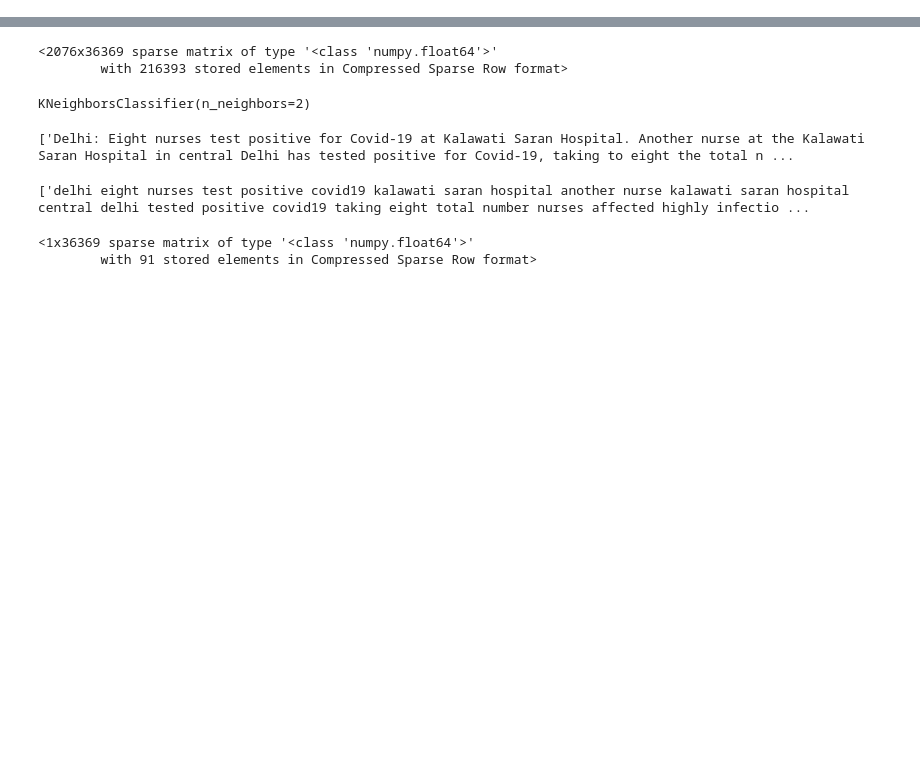
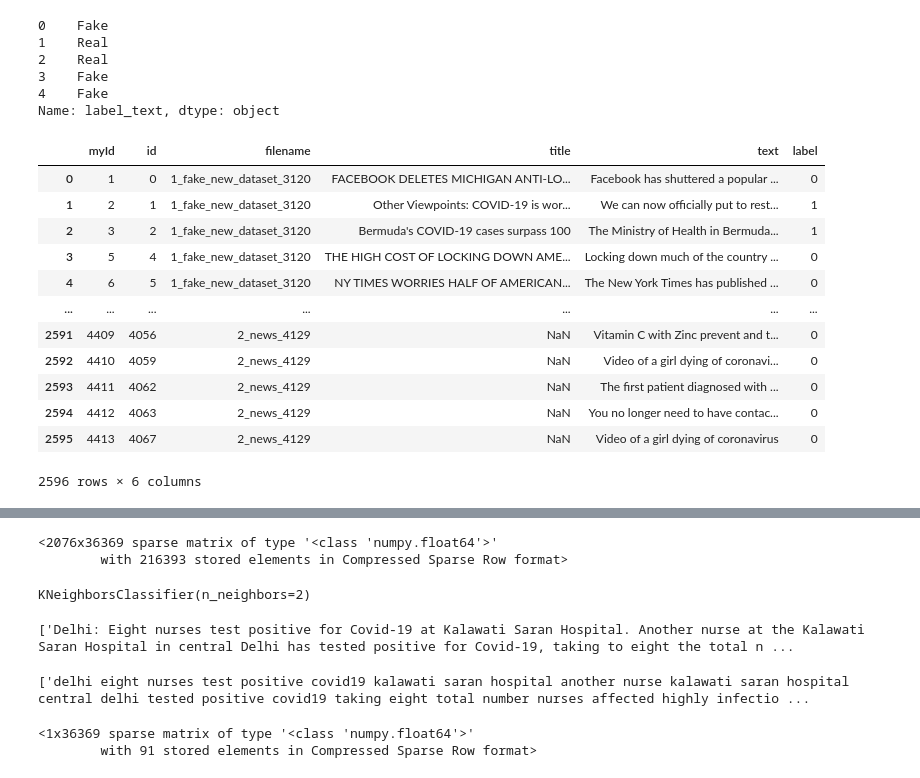
Before and after one commit to ThiyagarajahRajitha/Fake-News-Detection-Project, a Jupyter notebook: FYP -ML/Other files/Untitled2.ipynb, the cells around one changed output, grey strips where cells are left out. Saved outputs shown, nothing was run; the diff lists cells and outputs as text; code cells hidden in the pictures; blank space fills up the shorter version.

```diff
--- a/FYP -ML/Other files/Untitled2.ipynb
+++ b/FYP -ML/Other files/Untitled2.ipynb
@@ -7,0 +45,26 @@ df['label']=df['label'].replace(conversion_dict)#Replace 1,0 to real and fake
+# %%
+y=df.label_text
+y.head()
+# %% [output]
+0    Fake
+1    Real
+2    Real
+3    Fake
+4    Fake
+Name: label_text, dtype: object
+# %%
+df.drop("label_text",axis=1)
+# %% [output]
+|  | myId | id | filename | title | text | label |
+| 0 | 1 | 0 | 1_fake_new_dataset_3120 | FACEBOOK DELETES MICHIGAN ANTI-LO... | Facebook has shuttered a popular ... | 0 |
+| 1 | 2 | 1 | 1_fake_new_dataset_3120 | Other Viewpoints: COVID-19 is wor... | We can now officially put to rest... | 1 |
+| 2 | 3 | 2 | 1_fake_new_dataset_3120 | Bermuda's COVID-19 cases surpass 100 | The Ministry of Health in Bermuda... | 1 |
+| 3 | 5 | 4 | 1_fake_new_dataset_3120 | THE HIGH COST OF LOCKING DOWN AME... | Locking down much of the country ... | 0 |
+| 4 | 6 | 5 | 1_fake_new_dataset_3120 | NY TIMES WORRIES HALF OF AMERICAN... | The New York Times has published ... | 0 |
+| ... | ... | ... | ... | ... | ... | ... |
+| 2591 | 4409 | 4056 | 2_news_4129 | NaN | Vitamin C with Zinc prevent and t... | 0 |
+| 2592 | 4410 | 4059 | 2_news_4129 | NaN | Video of a girl dying of coronavi... | 0 |
+| 2593 | 4411 | 4062 | 2_news_4129 | NaN | The first patient diagnosed with ... | 0 |
+| 2594 | 4412 | 4063 | 2_news_4129 | NaN | You no longer need to have contac... | 0 |
+| 2595 | 4413 | 4067 | 2_news_4129 | NaN | Video of a girl dying of coronavirus | 0 |
+2596 rows × 6 columns
```
Also changed, not shown: parts of 8 cells of this notebook, 21 other files.
